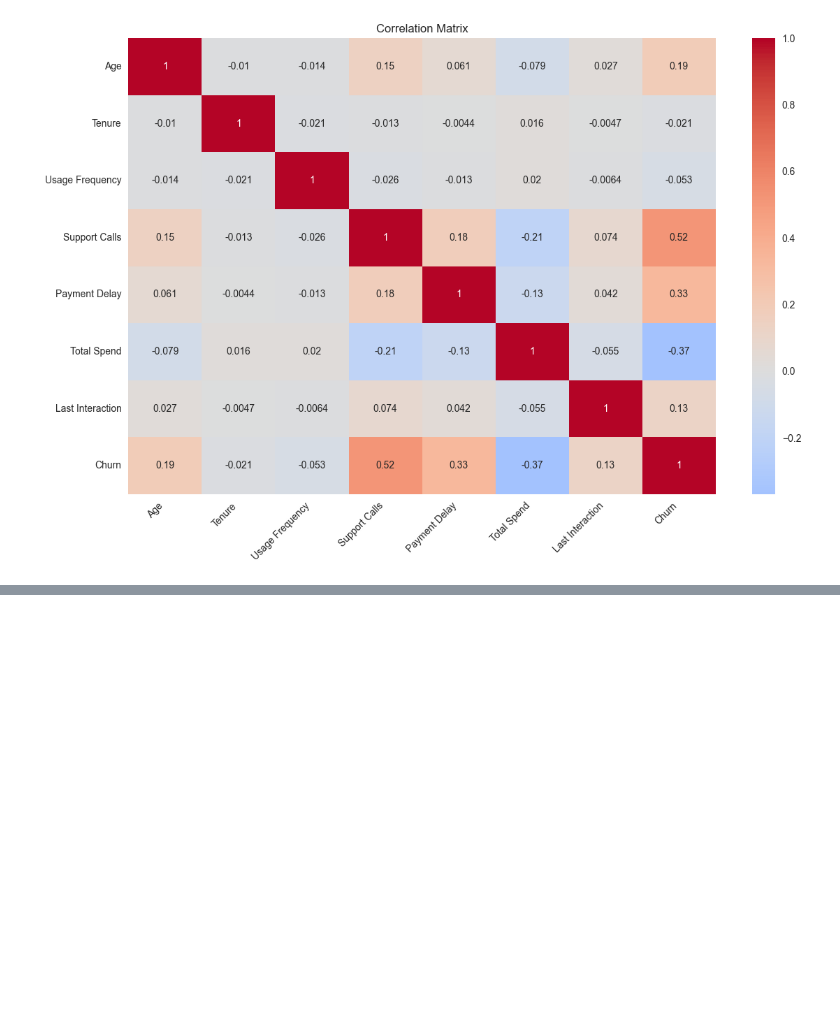
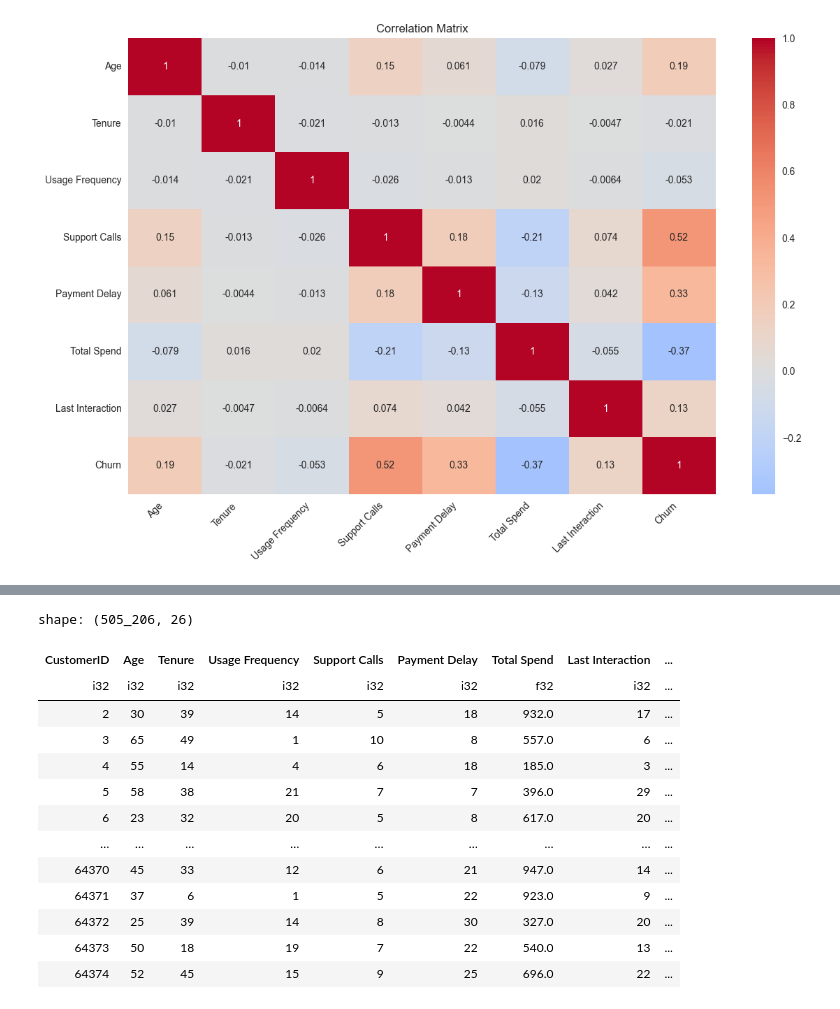
Before and after one commit to Mamdouh66/customer-churn, a Jupyter notebook: notebooks/data.ipynb, the cells around one changed output, grey strips where cells are left out. Saved outputs shown, nothing was run; the diff lists cells and outputs as text; code cells hidden in the pictures; blank space fills up the shorter version.

```diff
--- a/notebooks/data.ipynb
+++ b/notebooks/data.ipynb
@@ -218,0 +326,17 @@ plt.show()
+# %%
+full_df
+# %% [output]
+shape: (505_206, 26)
+| CustomerID | Age | Tenure | Usage Frequency | Support Calls | Payment Delay | Total Spend | Last Interaction | ... |
+| i32 | i32 | i32 | i32 | i32 | i32 | f32 | i32 | ... |
+| 2 | 30 | 39 | 14 | 5 | 18 | 932.0 | 17 | ... |
+| 3 | 65 | 49 | 1 | 10 | 8 | 557.0 | 6 | ... |
+| 4 | 55 | 14 | 4 | 6 | 18 | 185.0 | 3 | ... |
+| 5 | 58 | 38 | 21 | 7 | 7 | 396.0 | 29 | ... |
+| 6 | 23 | 32 | 20 | 5 | 8 | 617.0 | 20 | ... |
+| … | … | … | … | … | … | … | … | ... |
+| 64370 | 45 | 33 | 12 | 6 | 21 | 947.0 | 14 | ... |
+| 64371 | 37 | 6 | 1 | 5 | 22 | 923.0 | 9 | ... |
+| 64372 | 25 | 39 | 14 | 8 | 30 | 327.0 | 20 | ... |
+| 64373 | 50 | 18 | 19 | 7 | 22 | 540.0 | 13 | ... |
+| 64374 | 52 | 45 | 15 | 9 | 25 | 696.0 | 22 | ... |
```
Also changed, not shown: parts of 20 cells of this notebook.
